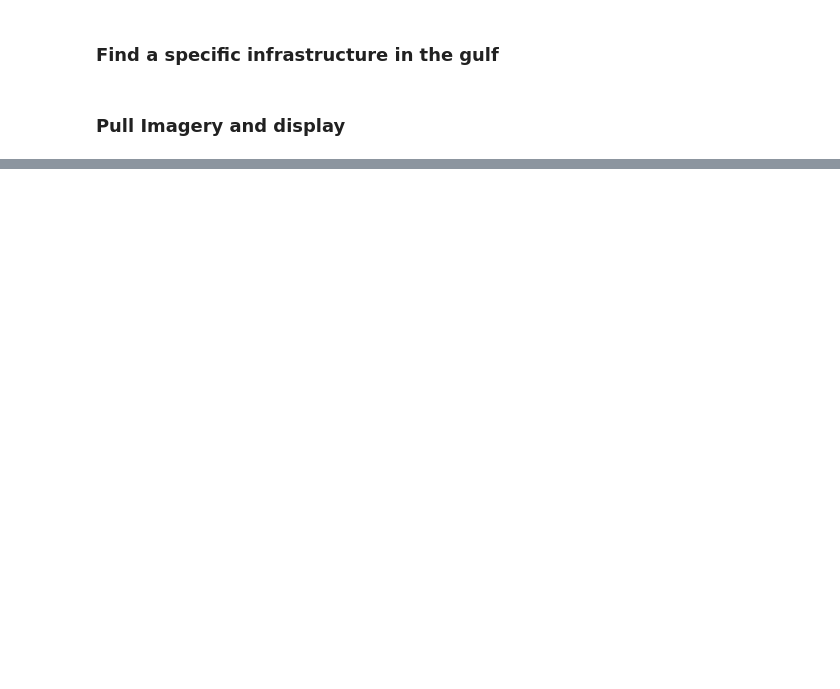
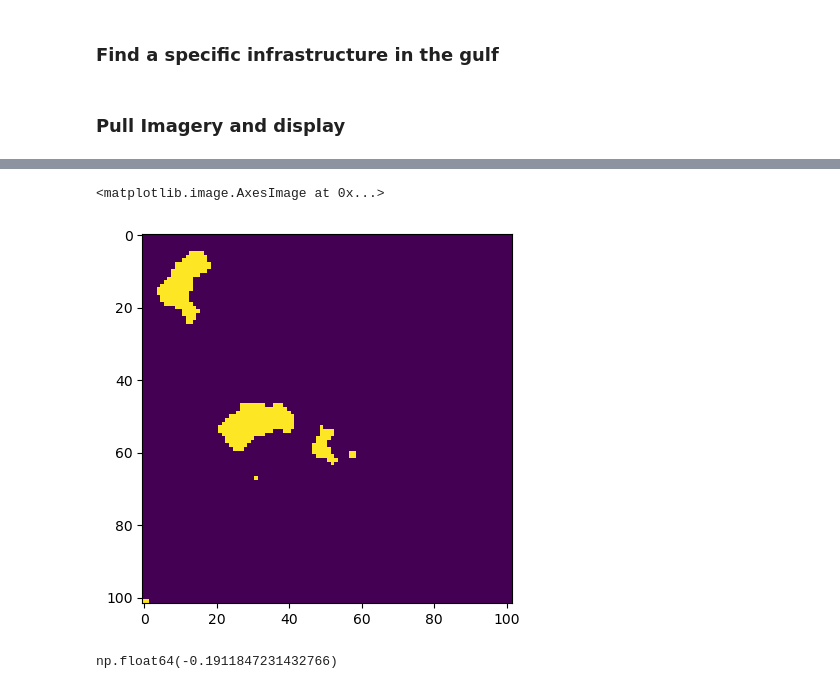
Before and after one commit to SkyTruth/offshore-methane, a Jupyter notebook: notebooks/sentinel2_sunglint_viewer.ipynb, the cells around one changed output, grey strips where cells are left out. Cells and saved outputs as stored; diff of their text form; code cells hidden in the pictures; blank space fills up the shorter version.

```diff
--- a/notebooks/sentinel2_sunglint_viewer.ipynb
+++ b/notebooks/sentinel2_sunglint_viewer.ipynb
@@ -115,0 +224,17 @@ Map
+# %%
+
+i+=1
+granule = ee.Image(images.get(i))
+print("ID:", i, " -- sunglint:", granule.get('glint_alpha').getInfo(), "--", granule.get('system:index').getInfo())
+bbox = point.buffer(1000).bounds()  # 500 meters buffer = 1 km box
+c=1
+Map = geemap.Map()
+Map.addLayer(granule.visualize(bands=['B4', 'B3', 'B2'], min=0, max=4000),{}, 'Color S2')
+Map.addLayer(granule.multiply(c).visualize(bands=['B12'], min=0, max=3000),{}, 'S2 b12', True)
+Map.addLayer(granule.visualize(bands=['B11'], min=0, max=3000),{}, 'S2 b11', True)
+# Map.addLayer(collection.mosaic().visualize(bands=['B10'], min=0, max=10),{}, 'S2 b10', False)
+
+Map.addLayer(bbox, {'color': 'red'}, 'BBOX of Interest', False)
+Map.addLayer(point, {'color': 'red'}, "point" )
+Map.centerObject(point,14)
+Map
@@ -115,0 +327,9 @@ Map
+# %%
+plt.imshow(b9<170)
+# %% [output]
+<matplotlib.image.AxesImage at 0x...>
+[figure, added]
+# %%
+np.max(poly_mbsp)
+# %% [output]
+np.float64(-0.1911847231432766)
```
Also changed, not shown: parts of 27 cells of this notebook, 3 other files.
